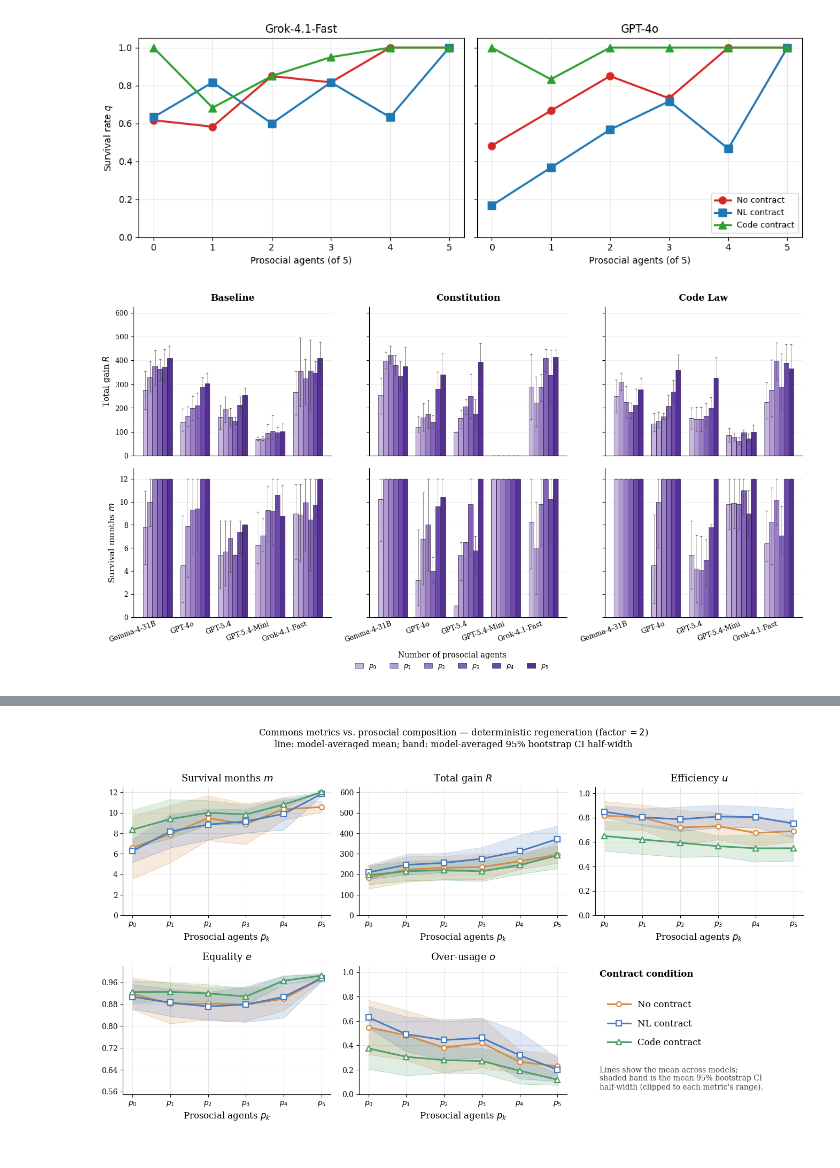
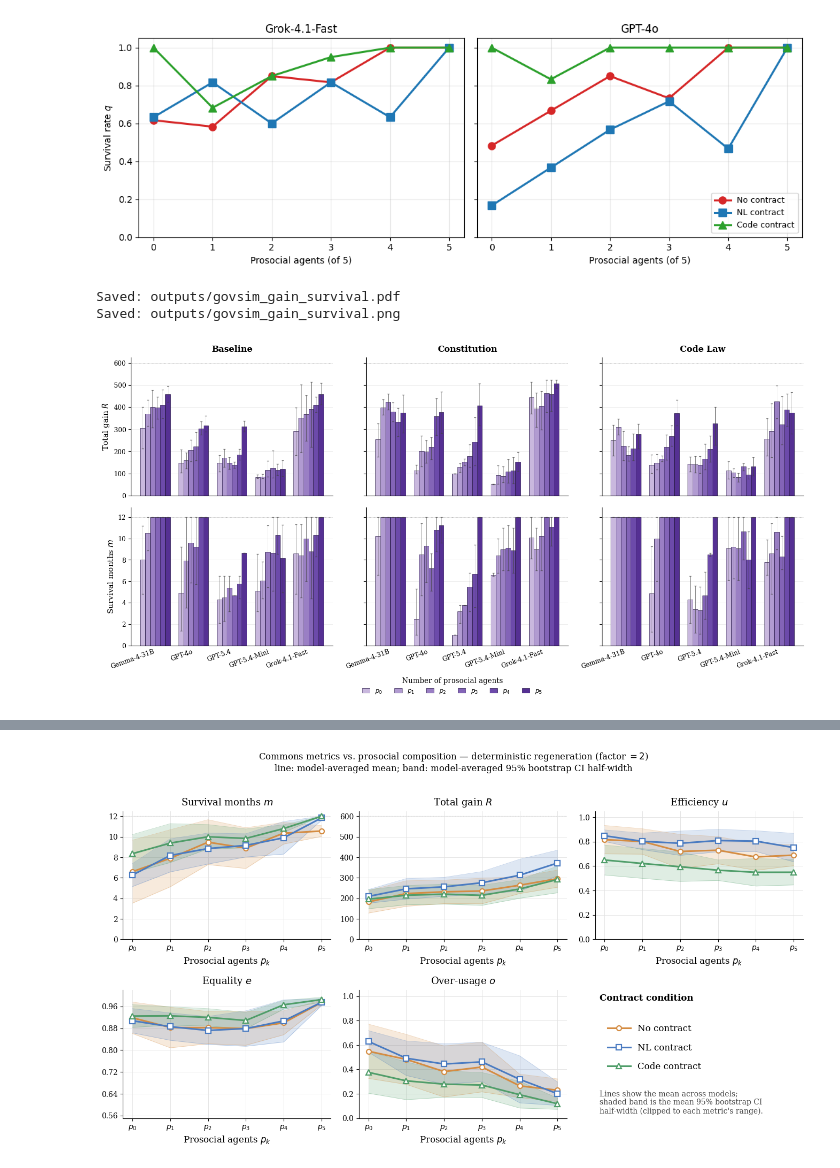
Before and after one commit to Flecart/GovSimElect, a Jupyter notebook: playground.ipynb, the cells around one changed output, grey strips where cells are left out. Drawn from its saved outputs; the diff is of its cells as text; code cells hidden in the pictures.

```diff
--- a/playground.ipynb
+++ b/playground.ipynb
@@ -103,9 +103,10 @@ def plot_model(model_name, results, savepath=None):
             ax.errorbar(p_levels, means, yerr=stds,
                         label=cond, capsize=3, linewidth=2,
                         markersize=7, **style, alpha=0.9)
-        ax.set_xlabel('Number of prosocial agents (of 5)')
-        ax.set_ylabel(label)
-        ax.set_xticks(p_levels)
+        ax.set_xlabel('Number of prosocial agents (of 5)', fontsize=13)
+        ax.set_ylabel(label, fontsize=13)
+        ax.set_xticks(p_levels, fontsize=11)
+        ax.set_yticks(fontsize=11)
         if ylim is not None:
             ax.set_ylim(*ylim)
         ax.grid(True, alpha=0.3)
@@ -161,11 +162,19 @@ one panel per contract condition, two rows (R and m)."""
 import numpy as np
 import pandas as pd
 import matplotlib.pyplot as plt
-import matplotlib as mpl
-from matplotlib.colors import LinearSegmentedColormap
 from matplotlib.patches import Patch
 
 agg = pd.read_csv('aggregated.csv')
+
+# Collapse duplicate (model, prosocial, condition) rows (some "nl" cells appear
+# twice from concatenated parser runs) using the same unweighted-mean convention
+# as scripts/logs/parser.py.
+numeric_cols = agg.select_dtypes(include='number').columns.tolist()
+numeric_cols = [c for c in numeric_cols if c != 'prosocial']
+agg = (
+    agg.groupby(['model', 'prosocial', 'condition'], as_index=False)[numeric_cols]
+       .mean()
+)
 
 # -- Styling --
 plt.rcParams.update({
@@ -188,7 +197,6 @@ plt.rcParams.update({
 })
 
 # Violet gradient for prosocial levels p0..p5 (0 = lightest, 5 = darkest)
-# Mimic the image's gradient (light violet -> deep purple)
 violet_colors = [
     "#c9b8de",  # p0 - light violet
     "#b19bd1",  # p1
@@ -201,14 +209,15 @@ violet_colors = [
 p_levels = [0, 1, 2, 3, 4, 5]
 
 model_display = {
-    'gemma-4-31b':   'Gemma-4-31B',
-    'gpt-4o':        'GPT-4o',
-    'gpt-5.4':       'GPT-5.4',
-    'gpt-5.4-mini':  'GPT-5.4-Mini',
-    'grok-4.1-fast': 'Grok-4.1-Fast',
+    'gemma-4-31b':    'Gemma-4-31B',
+    'gemma-4-31b-it': 'Gemma-4-31B-IT',
+    'gpt-4o':         'GPT-4o',
+    'gpt-5.4':        'GPT-5.4',
+    'gpt-5.4-mini':   'GPT-5.4-Mini',
+    'grok-4.1-fast':  'Grok-4.1-Fast',
 }
 model_order = ['gemma-4-31b', 'gpt-4o', 'gpt-5.4', 'gpt-5.4-mini', 'grok-4.1-fast']
-
+# , 'gemma-4-31b-it'
 cond_order = ['no-contract', 'nl', 'code-law']
 cond_title = {
     'no-contract': 'Baseline',
@@ -217,12 +226,12 @@ cond_title = {
 }
 
 # --- Figure layout: 2 rows (gain, survival) x 3 cols (conditions) ---
-fig, axes = plt.subplots(2, 3, figsize=(13, 7.0), sharex='col', sharey='row')
+fig, axes = plt.subplots(2, 3, figsize=(14, 7.0), sharex='col', sharey='row')
 
 n_models = len(model_order)
 n_p = len(p_levels)
 bar_width = 0.13
-group_centers = np.arange(n_models)  # 0, 1, 2, 3, 4
+group_centers = np.arange(n_models)
 
 metrics = [
     ('R',  'Total gain $R$',         [0, 625]),
@@ -241,26 +250,31 @@ for row_idx, (metric, ylabel, ylim) in enumerate(metrics):
             for m in model_order:
                 row = sub[(sub['model'] == m) & (sub['prosocial'] == p)]
                 if row.empty:
-                    vals.append(0)
-                    high_endpoints.append(0)
-                    low_endpoints.append(0)
+                    vals.append(np.nan)
+                    high_endpoints.append(np.nan)
+                    low_endpoints.append(np.nan)
                 else:
                     vals.append(float(row[metric].iloc[0]))
                     high_endpoints.append(float(row[hw_col].iloc[0]))
                     low_endpoints.append(float(row[lw_col].iloc[0]))
 
             vals = np.array(vals)
-            lower = vals - low_endpoints   # distance downward
-            upper = high_endpoints - vals  # distance upward
+            high_endpoints = np.array(high_endpoints)
+            low_endpoints = np.array(low_endpoints)
+            lower = np.clip(vals - low_endpoints, 0, None)
+            upper = np.clip(high_endpoints - vals, 0, None)
             yerr = np.vstack([lower, upper])
             offset = (pi - (n_p - 1) / 2) * bar_width
+            # Replace NaN with 0 for plotting (NaN bars render as missing).
+            plot_vals = np.where(np.isnan(vals), 0.0, vals)
+            plot_yerr = np.where(np.isnan(yerr), 0.0, yerr)
             ax.bar(
-                group_centers + offset, vals,
+                group_centers + offset, plot_vals,
                 width=bar_width,
                 color=violet_colors[pi],
                 edgecolor='#2a1a4a',
                 linewidth=0.5,
-                yerr=yerr,
+                yerr=plot_yerr,
                 error_kw=dict(ecolor='#444444', elinewidth=0.6, capsize=1.2, alpha=0.7),
                 label=f'$p_{p}$' if (row_idx == 0 and col_idx == 0) else None,
             )
@@ -272,42 +286,41 @@ for row_idx, (metric, ylabel, ylim) in enumerate(metrics):
         ax.set_xticks(group_centers)
         ax.set_xticklabels([model_display[m] for m in model_order], rotation=20, ha='right')
         ax.set_ylim(ylim)
         ax.tick_params(axis='x', length=0)
 
-        # Reference line: horizon for m, max gain for R
         if metric == 'm':
             ax.axhline(12, color='#888', linestyle=':', linewidth=0.7, zorder=0)
         if metric == 'R':
             ax.axhline(600, color='#888', linestyle=':', linewidth=0.7, zorder=0)
 
 # --- Shared legend (prosocial levels) ---
 legend_handles = [
     Patch(facecolor=violet_colors[i], edgecolor='#2a1a4a', linewidth=0.5,
           label=f'$p_{p_levels[i]}$')
     for i in range(n_p)
 ]
 fig.legend(
     handles=legend_handles,
     title='Number of prosocial agents',
     loc='lower center',
     ncol=n_p,
     bbox_to_anchor=(0.5, -0.015),
     frameon=False,
     columnspacing=1.8,
     handlelength=1.2,
 )
 
 fig.tight_layout(rect=[0, 0.05, 1, 1])
 
-plt.show()
-# # Save
-# out_pdf = '/mnt/user-data/outputs/govsim_gain_survival.pdf'
-# out_png = '/mnt/user-data/outputs/govsim_gain_survival.png'
-# import os
-# os.makedirs('/mnt/user-data/outputs', exist_ok=True)
-# fig.savefig(out_pdf, bbox_inches='tight')
-# fig.savefig(out_png, bbox_inches='tight', dpi=200)
-# print(f"Saved: {out_pdf}")
-# print(f"Saved: {out_png}")
+import os
+os.makedirs('outputs', exist_ok=True)
+out_pdf = 'outputs/govsim_gain_survival.pdf'
+out_png = 'outputs/govsim_gain_survival.png'
+fig.savefig(out_pdf, bbox_inches='tight')
+fig.savefig(out_png, bbox_inches='tight', dpi=200)
+print(f"Saved: {out_pdf}")
+print(f"Saved: {out_png}")
 # %% [output]
+Saved: outputs/govsim_gain_survival.pdf
+Saved: outputs/govsim_gain_survival.png
-[figure, old version]
+[figure, new version]
```
Also changed, not shown: parts of 3 cells of this notebook, 28 other files.
